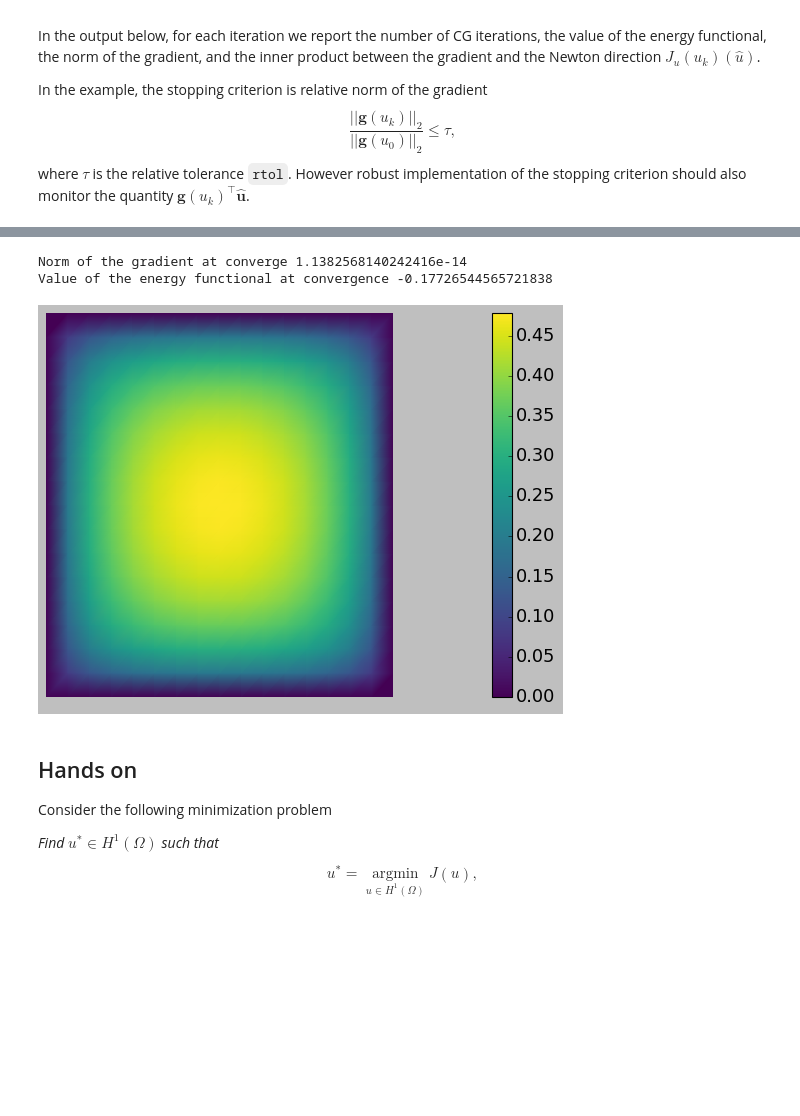
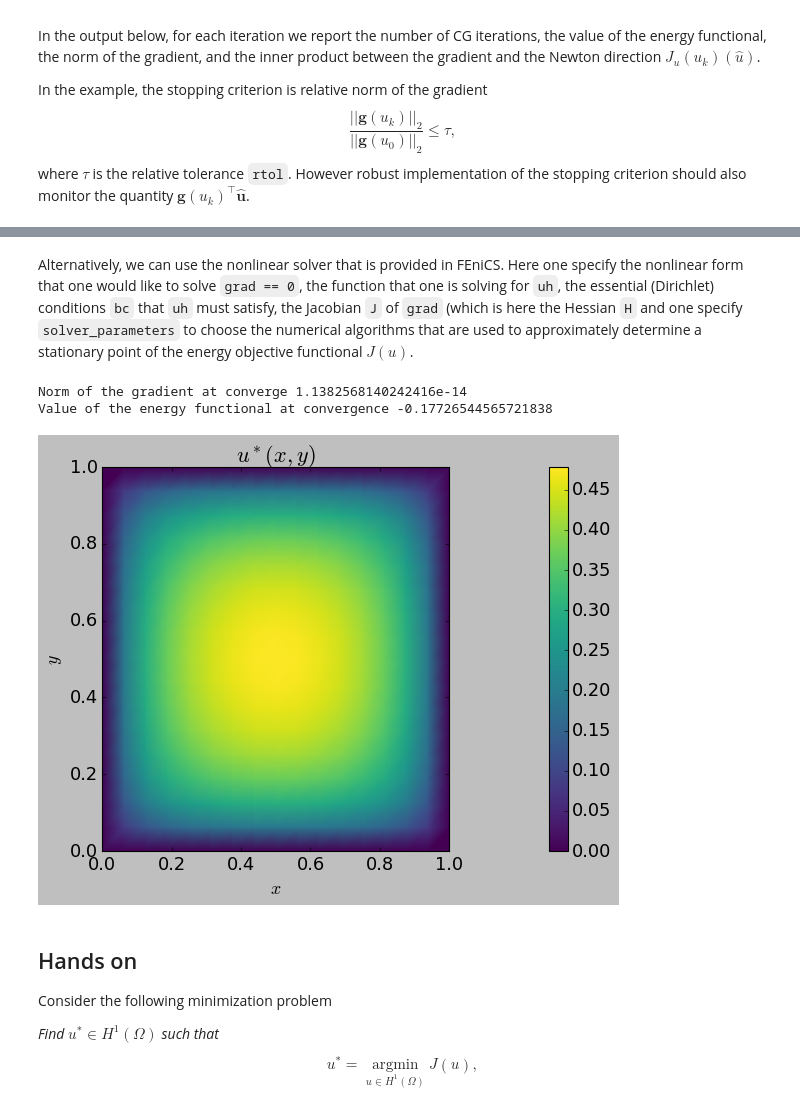
Before and after one commit to npetra/vippde-lab, a Jupyter notebook: 01_UnconstrainedMinimization/UnconstrainedMinimization.ipynb, the cells around one changed output, grey strips where cells are left out. Cells and saved outputs as stored; diff of their text form; code cells hidden in the pictures; blank space fills up the shorter version.

```diff
--- a/01_UnconstrainedMinimization/UnconstrainedMinimization.ipynb
+++ b/01_UnconstrainedMinimization/UnconstrainedMinimization.ipynb
@@ -424,19 +425,24 @@ Converged in 8 Newton iterations and 33 total conjugate-gradient iterations.
+# %% [markdown]
+Alternatively, we can use the nonlinear solver that is provided in FEniCS. Here one specify the nonlinear form that one would like to solve `grad == 0`, the function that one is solving for `uh`, the essential (Dirichlet) conditions `bc` that `uh` must satisfy, the Jacobian `J` of `grad` (which is here the Hessian `H` and one specify `solver_parameters` to choose the numerical algorithms that are used to approximately determine a stationary point of the energy objective functional $J(u)$.
 # %%
 uh.assign(dl.interpolate(dl.Constant(0.), Vh))
 parameters={"symmetric": True, "newton_solver": {"relative_tolerance": 1e-9, "report": True, \
                                                  "linear_solver": "cg", "preconditioner": "petsc_amg"}}
 dl.solve(grad == 0, uh, bc, J=H, solver_parameters=parameters)
 final_g = dl.assemble(grad)
 bc.apply(final_g)
 
 print ( "Norm of the gradient at converge", final_g.norm("l2") )
 print ("Value of the energy functional at convergence", dl.assemble(J) )
-nb.plot(uh)
+
+nb.plot(uh, show_axis="on", mytitle=r'$u^*(x,y)$')
+plt.xlabel(r'$x$')
+plt.ylabel(r'$y$')
 plt.show()
 # %% [output]
 Norm of the gradient at converge 1.1382568140242416e-14
 Value of the energy functional at convergence -0.17726544565721838
-[figure, old version]
+[figure, new version]
 # %% [markdown]
 ## Hands on
 
```
Also changed, not shown: parts of 5 cells of this notebook.
